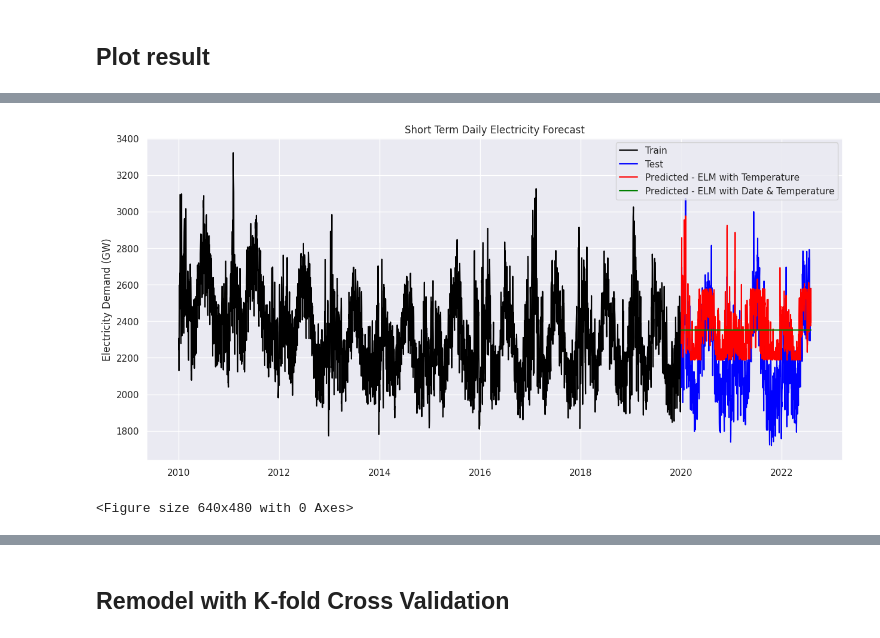
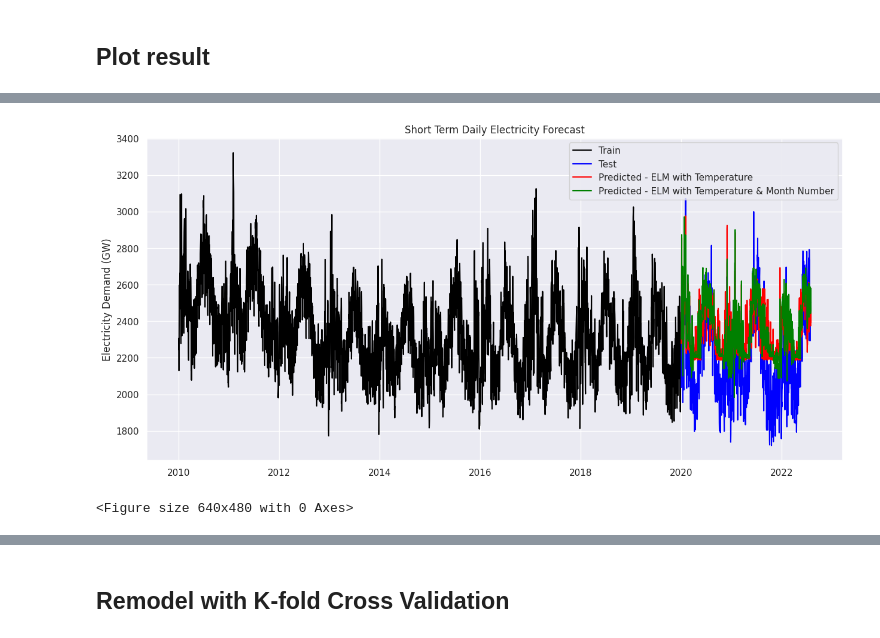
Before and after one commit to DakshiW/project_group_i, a Jupyter notebook: Fiona/unswprojectv10 with charts.ipynb, the cells around one changed output, grey strips where cells are left out. Drawn from its saved outputs; the diff is of its cells as text; code cells hidden in the pictures.

```diff
--- a/Fiona/unswprojectv10 with charts.ipynb
+++ b/Fiona/unswprojectv10 with charts.ipynb
@@ -217,15 +217,18 @@ time: 417 µs (started: 2023-04-11 01:23:24 +00:00)
 # Short term prediction:
 ts_short = df.resample(window_short).agg({'TOTALDEMAND':lambda x:x.sum()/1000,'TEMPERATURE':'median'})
 ts_short['DATE']= ts_short.index.date
+ts_short['Month_Number']= ts_short.index.month
 ts_short = ts_short.iloc[:-1] # remove the last value after resampling to 1D
 
 # Medium term prediction:
 ts_medium = df.resample(window_medium).agg({'TOTALDEMAND':lambda x:x.sum()/1000,'TEMPERATURE':'median'})
 ts_medium['DATE'] = ts_medium.index.date
+ts_medium['Month_Number']= ts_medium.index.month
 ts_medium = ts_medium.iloc[1:-1] # remove the first and last value after resampling to 1W
 
 # Long term prediction:
 ts_long = df.resample(window_long).agg({'TOTALDEMAND':lambda x:x.sum()/1000,'TEMPERATURE':'median'})
 ts_long['DATE'] = ts_long.index.date
+ts_long['Month_Number']= ts_long.index.month
 ts_long = ts_long.iloc[:-1] # remove last value after resampling to 1M
 # %% [output]
@@ -587,8 +590,8 @@ time: 19.9 ms (started: 2023-04-11 01:23:33 +00:00)
 # %% [markdown]
 #### Short-term demand
 # %%
-ts_sarima_short_train = ts_short_train.drop(['TEMPERATURE','DATE'], axis=1)
-ts_sarima_short_test = ts_short_test.drop(['TEMPERATURE','DATE'], axis=1)
+ts_sarima_short_train = ts_short_train.drop(['TEMPERATURE','DATE','Month_Number'], axis=1)
+ts_sarima_short_test = ts_short_test.drop(['TEMPERATURE','DATE','Month_Number'], axis=1)
 short_order = sarima_short_optimal_order
 short_seasonal_order = sarima_short_optimal_seasonal_order
 short_model = SARIMAX(ts_sarima_short_train, order = short_order, seasonal_order= short_seasonal_order)
@@ -1199,0 +1220,12 @@ time: 81 ms (started: 2023-04-11 01:29:11 +00:00)
+# %%
+%%R -i ts_short_train -i ts_short_test
+# fitting elm model using short-term data
+elm_short_train_x3<-as.matrix(cbind(ts_short_train[,'TEMPERATURE'],ts_short_train[,'Month_Number']))
+elm_short_train_y<-as.matrix(ts_short_train[,'TOTALDEMAND'])
+elm_short_test_x3<-as.matrix(cbind(ts_short_test[,'TEMPERATURE'],ts_short_test[,'Month_Number']))
+elm_short_test_y<-as.matrix(ts_short_test[,'TOTALDEMAND'])
+elm_short_model3<-elm_train(elm_short_train_x3,elm_short_train_y,nhid=50,actfun='sig',init_weights='normal_gaussian')
+# prediction
+elm_short_predict_y3 = elm_predict(elm_short_model3,elm_short_test_x3)
+# results
+data.frame(mae=mean(abs(elm_short_predict_y3-elm_short_test_y)),mape=mean(abs(elm_short_predict_y3-elm_short_test_y)/elm_short_test_y), rmse=sqrt(mean((elm_short_predict_y3-elm_short_test_y)^2)))
@@ -1246,15 +1318,15 @@ time: 6.87 ms (started: 2023-04-11 01:29:18 +00:00)
 # %%
 plt.figure(figsize=(15,7))
 plt.plot(ts_sarima_short_train["TOTALDEMAND"], color = "black", label = "Train")
 plt.plot(ts_sarima_short_test["TOTALDEMAND"], color = "blue", label = "Test")
 plt.plot(ts_short_test['DATE'], elm_short_predict_y2,  color = "red", label = "Predicted - ELM with Temperature")
-plt.plot(ts_short_test['DATE'], elm_short_predict_y,  color = "green", label = "Predicted - ELM with Date & Temperature")
+plt.plot(ts_short_test['DATE'], elm_short_predict_y3,  color = "green", label = "Predicted - ELM with Temperature & Month Number")
 plt.title("Short Term Daily Electricity Forecast")
 plt.ylabel("Electricity Demand (GW)")
 plt.legend(loc="best")
 sns.set()
 plt.show()
 plt.clf()
 # %% [output]
-[figure, old version]
+[figure, new version]
 <Figure size 640x480 with 0 Axes>
```
Also changed, not shown: parts of 95 cells of this notebook.
